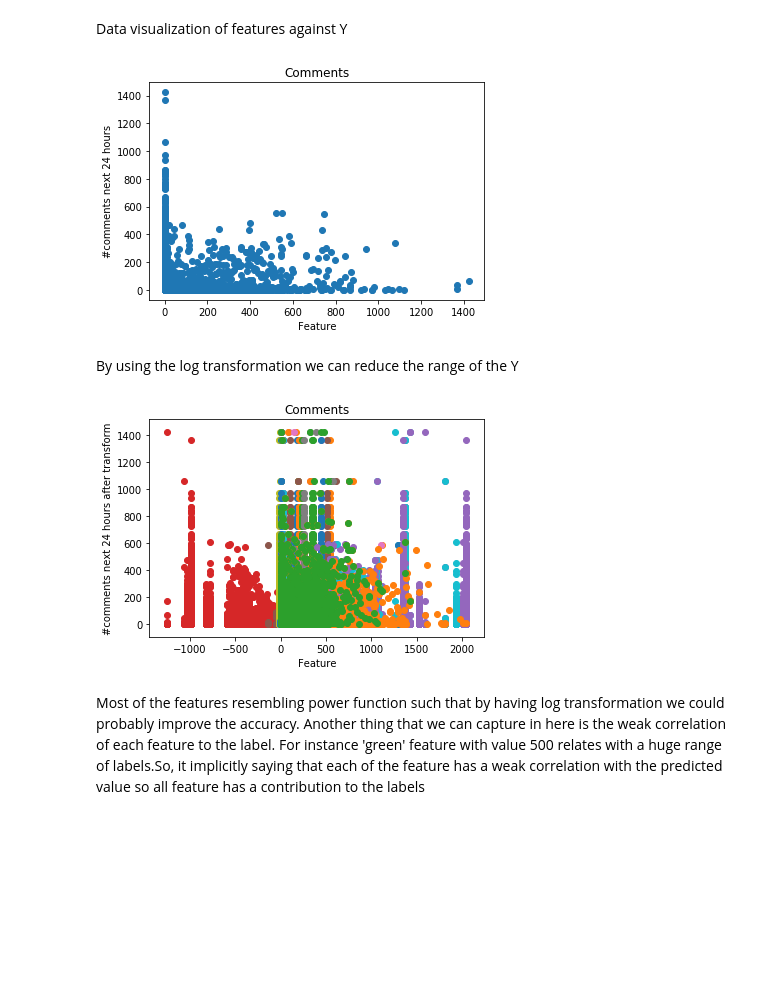
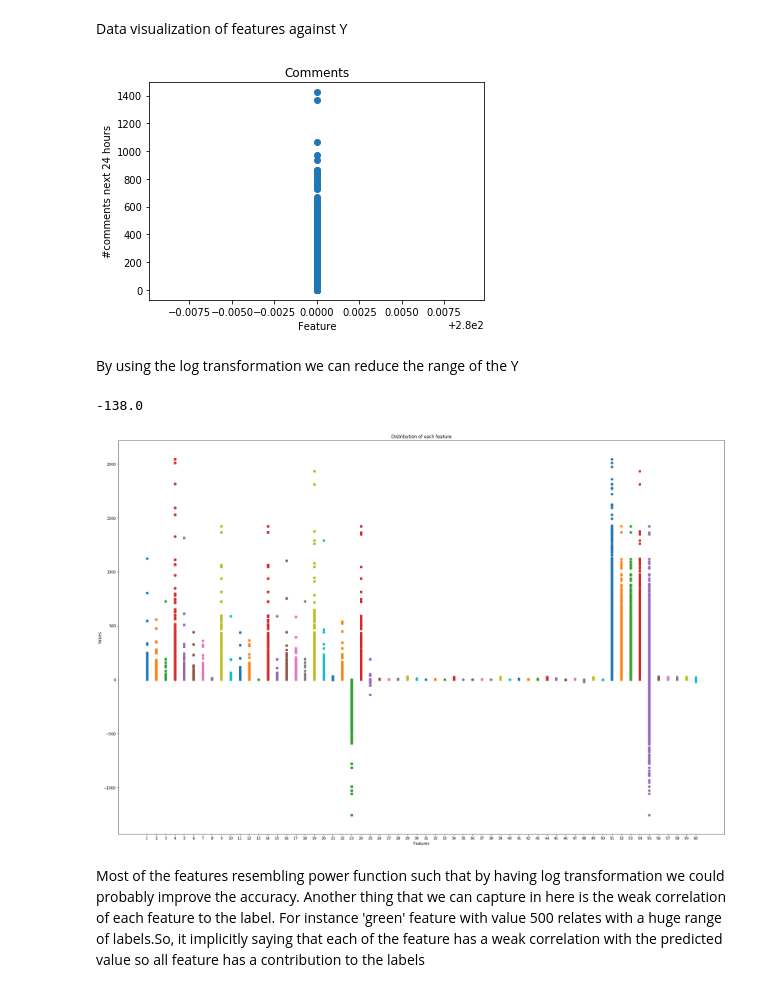
Before and after one commit to edwardsujono/blog_feed_analytic, a Jupyter notebook: Analysis.ipynb, the cells around one changed output. Cells and saved outputs as stored; diff of their text form; code cells hidden in the pictures; blank space fills up the shorter version.

```diff
--- a/Analysis.ipynb
+++ b/Analysis.ipynb
@@ -286,7 +270,6 @@ Data visualization of features against Y
 # %%
 %matplotlib inline
 
-list_x_point = df[52]
 list_y_point = df[280]
 
 x_label = "Feature"
@@ -294,38 +277,58 @@ y_label = "#comments next 24 hours"
 title = "Comments"
 
 plt.figure()
-plt.scatter(list_x_point,list_y_point)
+plt.scatter([280 for i in range(len(df[280]))],list_y_point)
 plt.xlabel(x_label)
 plt.ylabel(y_label)
 plt.title(title)
 plt.show()
 # %% [output]
-[figure, old version]
+[figure, new version]
 # %% [markdown]
  By using the log transformation we can reduce the range of the Y
+# %%
+min(df[24])
+# %% [output]
+-138.0
 # %%
 # transformer = FunctionTransformer(lambda x: np.log1p(x))
 list_y_point = []
 # list_y_point = df[280]
 list_x_point = []
 
-for i in range(52):
-    list_x_point.append(df[i])
-    list_y_point.append(df[280])
+for i in range(0, 60):
+#     failed = False
 
-labels = range(52)
+#     for k in df[i]:
+#         if k < 0:
+#             failed = True
+#             break
 
-x_label = "Feature"
-y_label = "#comments next 24 hours after transform"
-title = "Comments"
+#     if failed:
+#         continue
+
+    list_x_point.append([i+1 for k in range(len(df[i]))])
+    list_y_point.append(df[i])
+
+labels = range(60)
+
+
+plt.figure(figsize=(30,20))
+plt.xticks([k+1 for k in range(0,60,1)])
+
+x_label = "Features"
+y_label = "Values"
+title = "Distribution of each feature"
+
 for x,y,lab in zip(list_x_point,list_y_point,labels):
     plt.scatter(x,y,label=lab)
+
 plt.xlabel(x_label)
 plt.ylabel(y_label)
 plt.title(title)
 plt.show()
 # %% [output]
-[figure, old version]
+[figure, new version]
 # %% [markdown]
 Most of the features resembling power function such that by having log transformation we could probably improve the accuracy. Another thing that we can capture in here is the weak correlation of each feature to the label. For instance 'green' feature with value 500 relates with a huge range of labels.So, it implicitly saying that each of the feature has a weak correlation with the predicted value so all feature has a contribution to the labels
 # %% [markdown]
```
Also changed, not shown: parts of 13 cells of this notebook.
